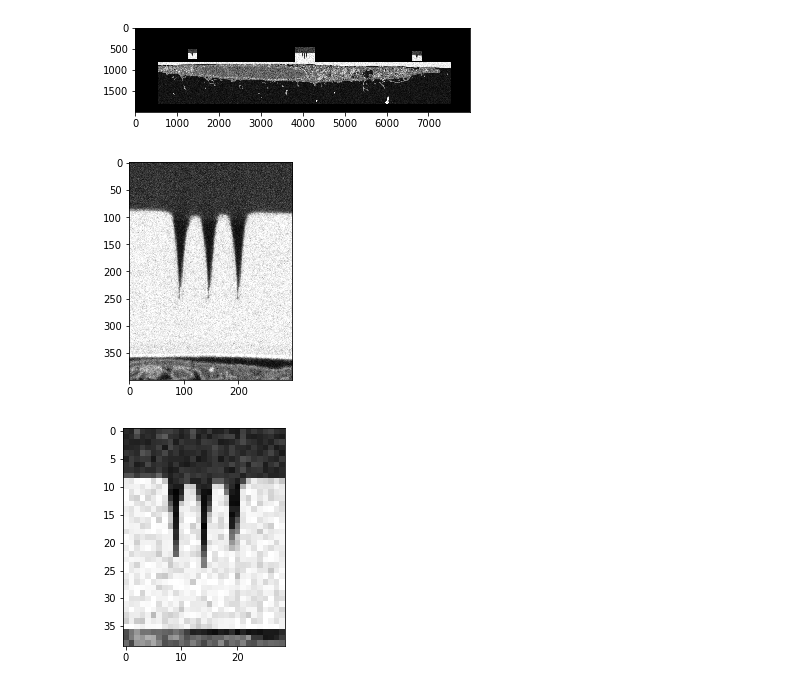
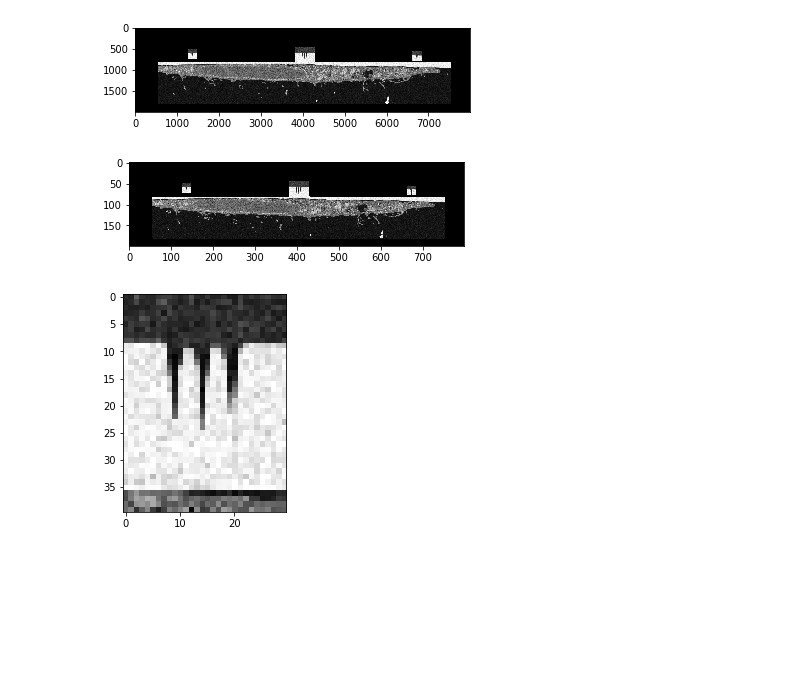
Before and after one commit to clEsperanto/pyclesperanto_prototype, a Jupyter notebook: demo/filter/template_matching.ipynb, the cells around one changed output. Drawn from its saved outputs; the diff is of its cells as text; code cells hidden in the pictures; blank space fills up the shorter version.

```diff
--- a/demo/filter/template_matching.ipynb
+++ b/demo/filter/template_matching.ipynb
@@ -16,12 +17,11 @@ cle.imshow(slice)
 # %% [output]
 [figure]
 # %%
-template = slice[500:900, 3900:4200]
-cle.imshow(template)
+slice_downsample = cle.scale(slice, factor_x=0.1, factor_y=0.1, auto_size=True)
+cle.imshow(slice_downsample)
+
+template_downsample = slice_downsample[50:90, 390:420]
+cle.imshow(template_downsample)
 # %% [output]
-[figure, old version]
+[figure, new version]
+[figure, added]
-# %%
-template_downsample = cle.scale(template, factor_x=0.1, factor_y=0.1, auto_size=True)
-cle.imshow(template_downsample)
-# %% [output]
-[figure, removed]
```
Also changed, not shown: parts of 7 cells of this notebook, 2 other files.
